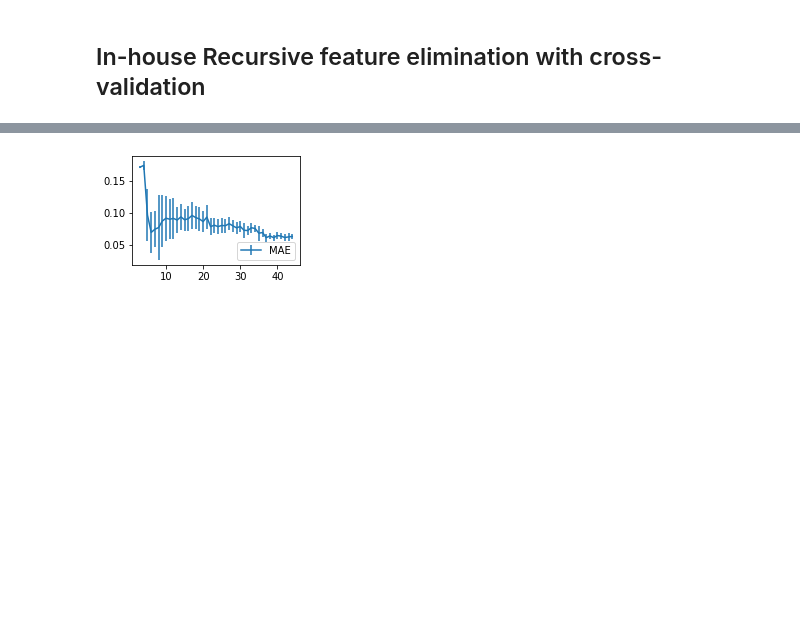
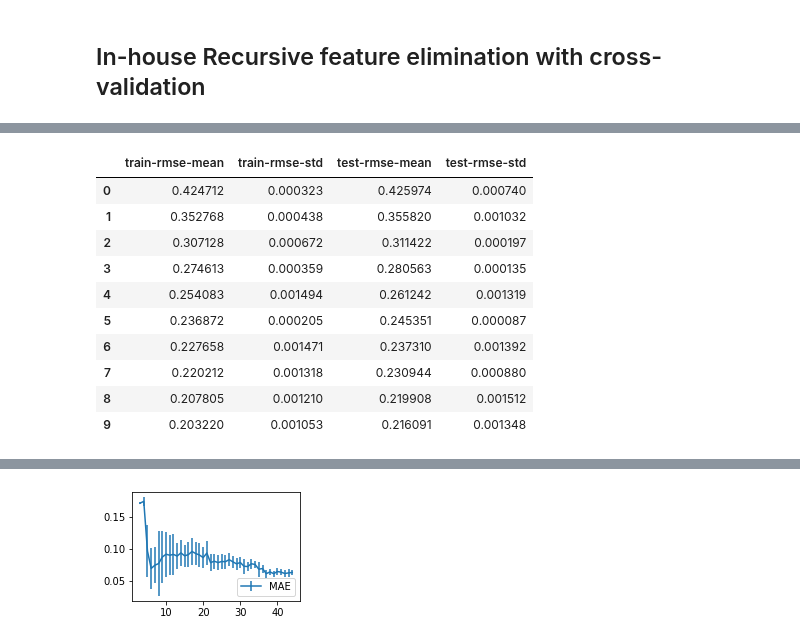
Before and after one commit to sheecegardezi/uncoverml, a Jupyter notebook: notebook/backup/Feature Ranking.ipynb, the cells around one changed output, grey strips where cells are left out. Cells and saved outputs as stored; diff of their text form; code cells hidden in the pictures; blank space fills up the shorter version.

Commit message:
testing

```diff
--- a/notebook/backup/Feature Ranking.ipynb
+++ b/notebook/backup/Feature Ranking.ipynb
@@ -294,0 +149,33 @@ pprint(results_xgb[0])
+# %%
+%%time
+input_dataset_path = Path('../../data/input_dataset.csv')
+# read the csv file created
+train = np.genfromtxt(input_dataset_path, delimiter=',',skip_header=1)
+
+
+X, y = train[:, 1:], train[:, :1]
+y = y.ravel()
+
+# Feature Matrix
+# Prep Training/Testing Dataset
+X_train, X_test, y_train, y_test = train_test_split(X, y, test_size=0.25, random_state=0, shuffle=False)
+del X
+dtrain = xgb.DMatrix(data=X_train, label=y_train)
+dtest = xgb.DMatrix(data=X_test, label=y_test)
+
+del X_train
+del X_test
+del y_train
+
+# XGBoost model
+param = {'objective':'reg:squarederror','eval_metric':'rmse'}
+xg_reg = xgb.train(param, dtrain)
+y_pred = xg_reg.predict(dtest)
+
+del xg_reg
+del dtest
+del dtrain
+
+score = mean_squared_error(y_test, y_pred,squared=True )
+
+score
@@ -294,0 +186,7 @@ pprint(results_xgb[0])
+# %%
+%%time
+dtrain = xgb.DMatrix('../../data/input_dataset.csv?format=csv&label_column=0')
+param = {'objective':'reg:squarederror'}
+xgb_cv_results = xgb.cv(params=param, dtrain=dtrain, nfold=2, verbose_eval=False)
+best_score = xgb_cv_results.iloc[:,0].values[-1]
+best_score
@@ -294,0 +197,14 @@ pprint(results_xgb[0])
+# %%
+xgb_cv_results
+# %% [output]
+|  | train-rmse-mean | train-rmse-std | test-rmse-mean | test-rmse-std |
+| 0 | 0.424712 | 0.000323 | 0.425974 | 0.000740 |
+| 1 | 0.352768 | 0.000438 | 0.355820 | 0.001032 |
+| 2 | 0.307128 | 0.000672 | 0.311422 | 0.000197 |
+| 3 | 0.274613 | 0.000359 | 0.280563 | 0.000135 |
+| 4 | 0.254083 | 0.001494 | 0.261242 | 0.001319 |
+| 5 | 0.236872 | 0.000205 | 0.245351 | 0.000087 |
+| 6 | 0.227658 | 0.001471 | 0.237310 | 0.001392 |
+| 7 | 0.220212 | 0.001318 | 0.230944 | 0.000880 |
+| 8 | 0.207805 | 0.001210 | 0.219908 | 0.001512 |
+| 9 | 0.203220 | 0.001053 | 0.216091 | 0.001348 |
```
Also changed, not shown: parts of 45 cells of this notebook, 3 other files.
